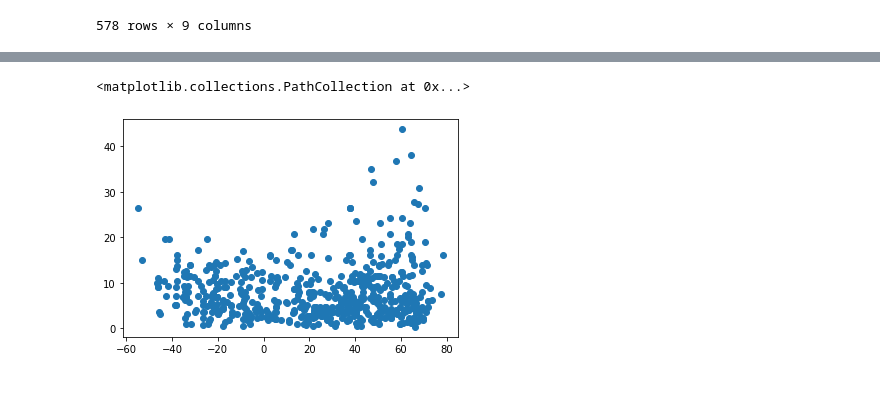
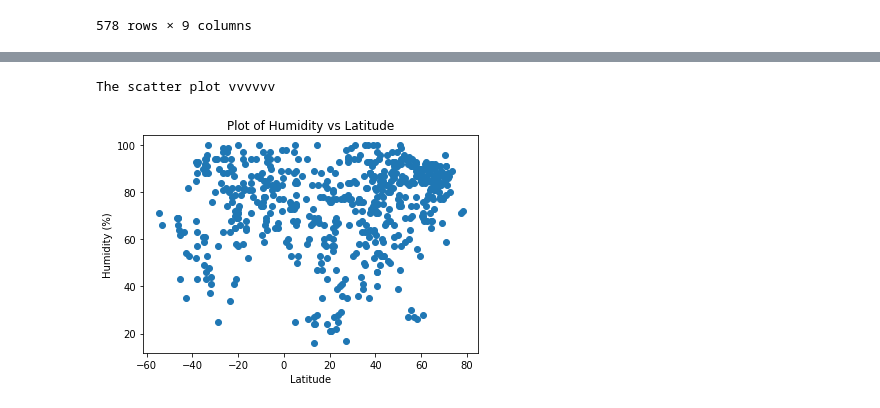
Before and after one commit to dorisakpovwa/python-api-challenge, a Jupyter notebook: WeatherPy/Weatherapi.ipynb, the cells around one changed output, grey strips where cells are left out. Saved outputs shown, nothing was run; the diff lists cells and outputs as text; code cells hidden in the pictures.

```diff
--- a/WeatherPy/Weatherapi.ipynb
+++ b/WeatherPy/Weatherapi.ipynb
@@ -167,5 +170,9 @@ plt.scatter(city_df["Lat"], city_df["Humidity"])
-# %%
-plt.scatter(city_df["Lat"], city_df["Wind Speed"])
-# %% [output]
-<matplotlib.collections.PathCollection at 0x...>
-[figure, removed]
+# %%
+plt.scatter(city_df["Lat"], city_df["Humidity"])
+plt.title('Plot of Humidity vs Latitude')
+plt.xlabel('Latitude')
+plt.ylabel('Humidity (%)')
+print("The scatter plot vvvvvv")
+# %% [output]
+The scatter plot vvvvvv
+[figure, added]
```
Also changed, not shown: parts of 10 cells of this notebook.
